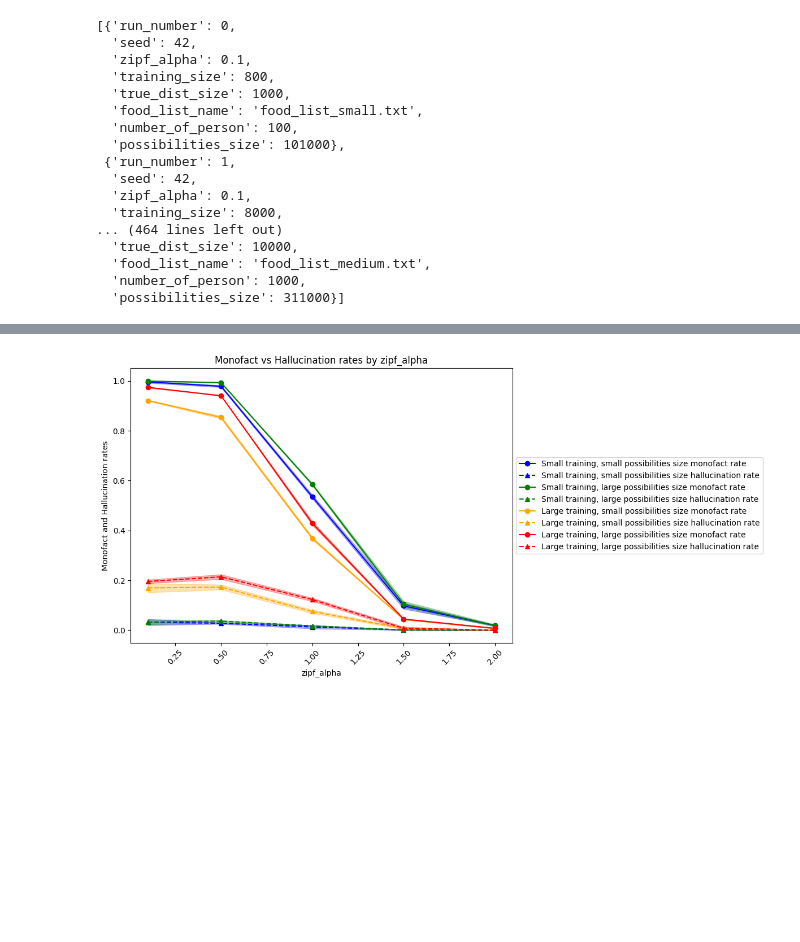
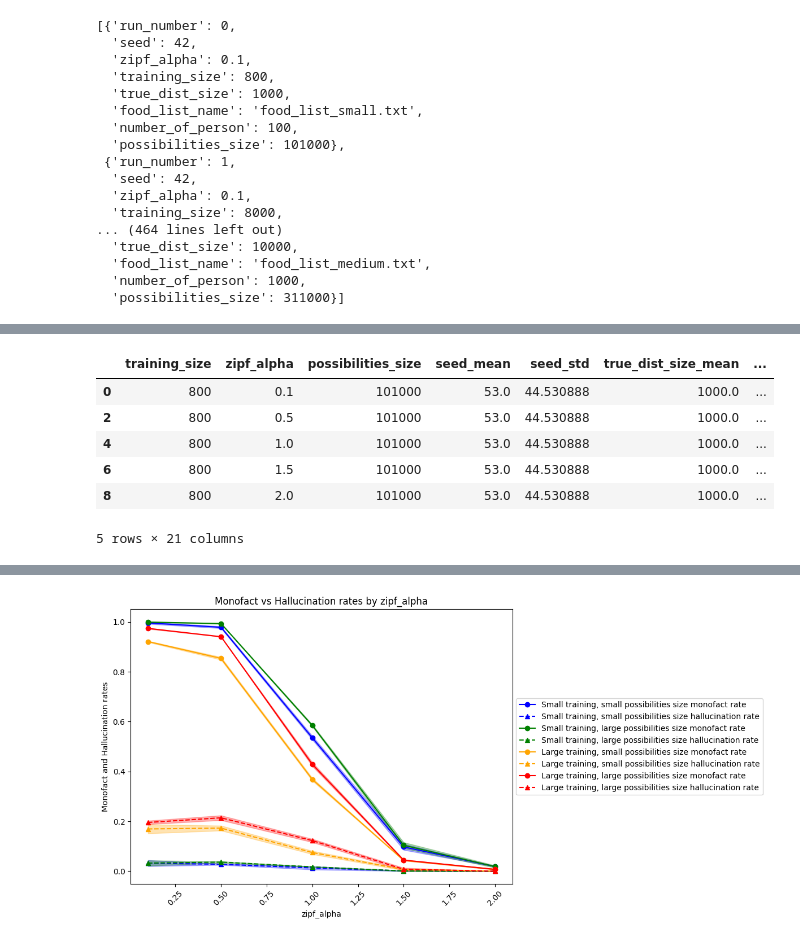
Before and after one commit to LeonPeric/Hallucination-Calibration, a Jupyter notebook: demos/log_reader.ipynb, the cells around one changed output, grey strips where cells are left out. Drawn from its saved outputs; the diff is of its cells as text; code cells hidden in the pictures; blank space fills up the shorter version.

```diff
--- a/demos/log_reader.ipynb
+++ b/demos/log_reader.ipynb
@@ -152,3 +152,13 @@ plot_data_2 = grouped_results[(grouped_results['training_size'] == 800) & (group
 plot_data_3 = grouped_results[(grouped_results['training_size'] == 8000) & (grouped_results['possibilities_size'] == 101000)]
 # %%
 plot_data_4 = grouped_results[(grouped_results['training_size'] == 8000) & (grouped_results['possibilities_size'] == 311000)]
+# %%
+plot_data_1
+# %% [output]
+|  | training_size | zipf_alpha | possibilities_size | seed_mean | seed_std | true_dist_size_mean | ... |
+| 0 | 800 | 0.1 | 101000 | 53.0 | 44.530888 | 1000.0 | ... |
+| 2 | 800 | 0.5 | 101000 | 53.0 | 44.530888 | 1000.0 | ... |
+| 4 | 800 | 1.0 | 101000 | 53.0 | 44.530888 | 1000.0 | ... |
+| 6 | 800 | 1.5 | 101000 | 53.0 | 44.530888 | 1000.0 | ... |
+| 8 | 800 | 2.0 | 101000 | 53.0 | 44.530888 | 1000.0 | ... |
+5 rows × 21 columns
```
Also changed, not shown: parts of 1 cell of this notebook, 1 other file.
